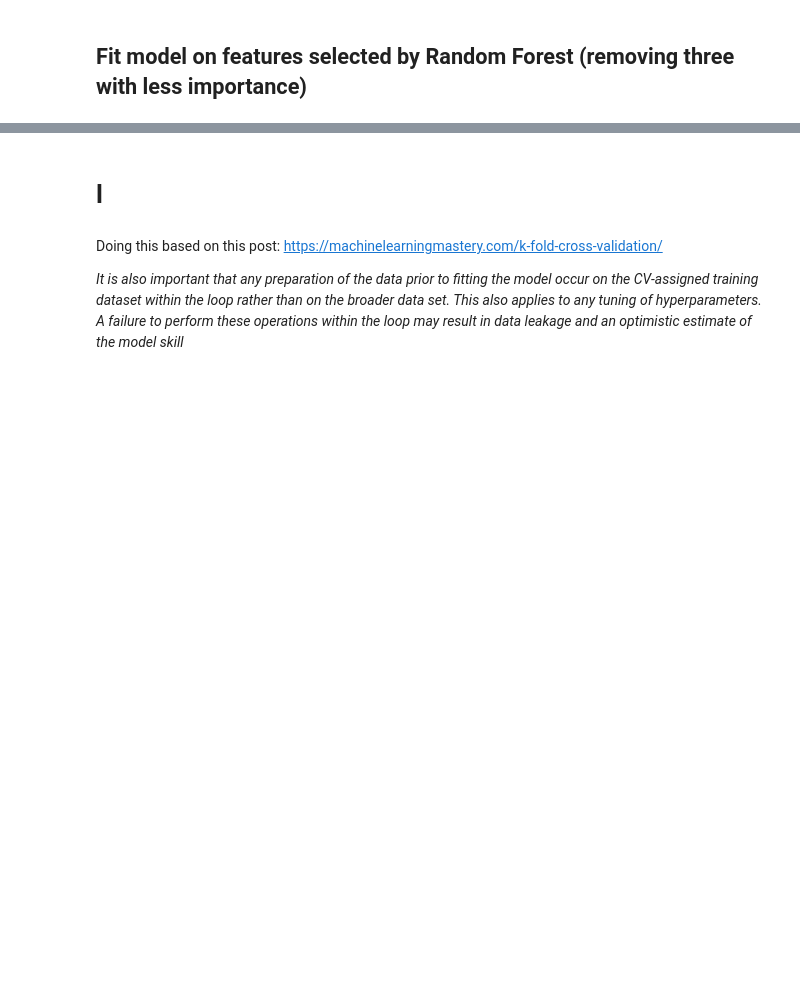
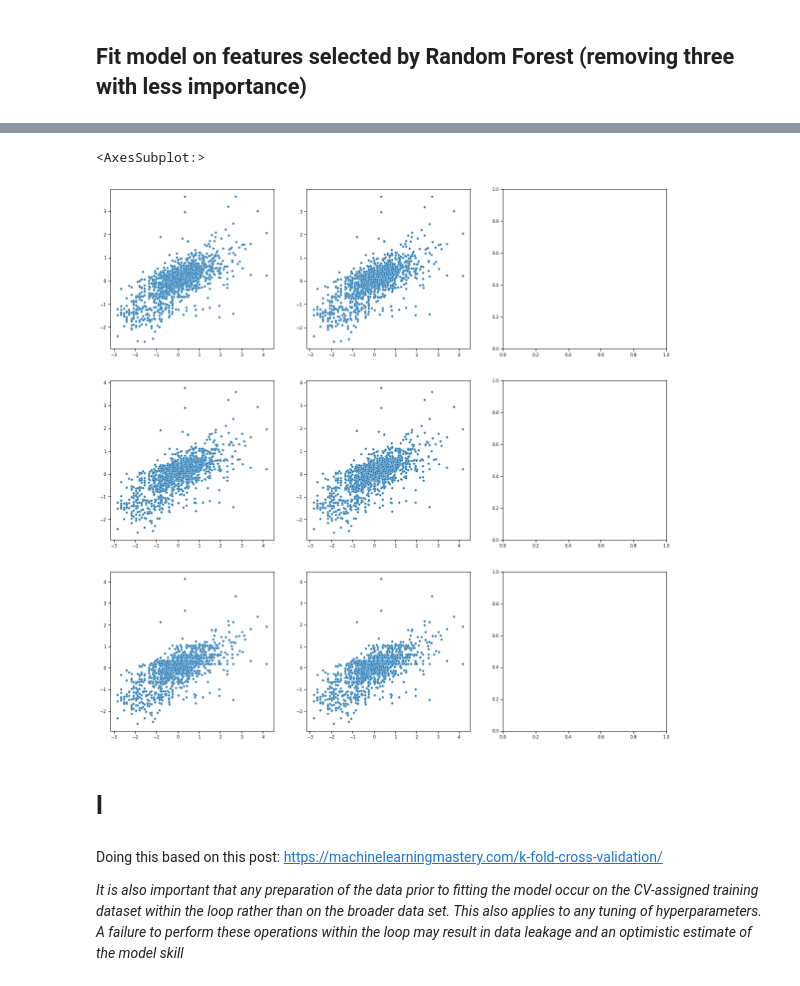
Before and after one commit to sbmoyano/data_science_projects, a Jupyter notebook: Airbnb_Malaga_correlation_regression/airbnb_malaga_supervised_learning_regression.ipynb, the cells around one changed output, grey strips where cells are left out. Cells and saved outputs as stored; diff of their text form; code cells hidden in the pictures; blank space fills up the shorter version.

```diff
--- a/Airbnb_Malaga_correlation_regression/airbnb_malaga_supervised_learning_regression.ipynb
+++ b/Airbnb_Malaga_correlation_regression/airbnb_malaga_supervised_learning_regression.ipynb
@@ -1535,6 +1538,8 @@ def ridge_reg(X_train_data, y_train_data, X_test_data, y_test_data):
           'Mean Squared Error on test data: ' + str(mse_train) + '\n' +
           'Mean Squared Error (Squared Root) on train data: ' + str(rmse_train) + '\n' +
           'Mean Absolute Error on train data: ' + str(mae_train) + '\n')
+
+    return pred_ridge
 # %%
 def elasticnet_reg(X, y, X_train_data, y_train_data, X_test_data, y_test_data):
     # initiate model
@@ -1641,11 +1648,11 @@ def elasticnet_reg(X, y, X_train_data, y_train_data, X_test_data, y_test_data):
 ## Fit model with all features
 # %%
 print('\n -------- LASSO REGRESSION (L1 REGULARIZATION) -------- \n')
-lasso_reg(train_X_np, train_y_np, test_X_np, test_y_np)
+pred_lasso = lasso_reg(train_X_np, train_y_np, test_X_np, test_y_np)
 print('\n -------- RIDGE REGRESSION (L2 REGULARIZATION) -------- \n')
-ridge_reg(train_X_np, train_y_np, test_X_np, test_y_np)
+pred_ridge = ridge_reg(train_X_np, train_y_np, test_X_np, test_y_np)
 print('\n -------- ELASTICNET REGRESSION (L1 AND L2 REGULARIZATION) -------- \n')
-elasticnet_reg(X, y, train_X_np, train_y_np, test_X_np, test_y_np)
+pred_elasticnet = elasticnet_reg(X, y, train_X_np, train_y_np, test_X_np, test_y_np)
 # %% [output]
  -------- LASSO REGRESSION (L1 REGULARIZATION) --------
 
@@ -1670,11 +1683,11 @@ Mean Absolute Error on train data: 0.544148772150095
 train_X_np_sel = train_X[selected_features].to_numpy()
 test_X_np_sel = test_X[selected_features].to_numpy()
 print('\n -------- LASSO REGRESSION (L1 REGULARIZATION) -------- \n')
-lasso_reg(train_X_np_sel, train_y_np, test_X_np_sel, test_y_np)
+pred_lasso_sel = lasso_reg(train_X_np_sel, train_y_np, test_X_np_sel, test_y_np)
 print('\n -------- RIDGE REGRESSION (L2 REGULARIZATION) -------- \n')
-ridge_reg(train_X_np_sel, train_y_np, test_X_np_sel, test_y_np)
+pred_ridge_sel = ridge_reg(train_X_np_sel, train_y_np, test_X_np_sel, test_y_np)
 print('\n -------- ELASTICNET REGRESSION (L1 AND L2 REGULARIZATION) -------- \n')
-elasticnet_reg(X, y, train_X_np_sel, train_y_np, test_X_np_sel, test_y_np)
+pred_elasticnet_sel = elasticnet_reg(X, y, train_X_np_sel, train_y_np, test_X_np_sel, test_y_np)
 # %% [output]
  -------- LASSO REGRESSION (L1 REGULARIZATION) --------
 
@@ -1699,11 +1712,11 @@ Mean Absolute Error on train data: 0.544148772150095
 train_X_np_sel_supp = train_X[selected_features_supp].to_numpy()
 test_X_np_sel_supp = test_X[selected_features_supp].to_numpy()
 print('\n -------- LASSO REGRESSION (L1 REGULARIZATION) -------- \n')
-lasso_reg(train_X_np_sel_supp, train_y_np, test_X_np_sel_supp, test_y_np)
+pred_lasso_sel_supp = lasso_reg(train_X_np_sel_supp, train_y_np, test_X_np_sel_supp, test_y_np)
 print('\n -------- RIDGE REGRESSION (L2 REGULARIZATION) -------- \n')
-ridge_reg(train_X_np_sel_supp, train_y_np, test_X_np_sel_supp, test_y_np)
+pred_ridge_sel_supp = ridge_reg(train_X_np_sel_supp, train_y_np, test_X_np_sel_supp, test_y_np)
 print('\n -------- ELASTICNET REGRESSION (L1 AND L2 REGULARIZATION) -------- \n')
-elasticnet_reg(X, y, train_X_np_sel_supp, train_y_np, test_X_np_sel_supp, test_y_np)
+pred_elasticnet_sel_supp = elasticnet_reg(X, y, train_X_np_sel_supp, train_y_np, test_X_np_sel_supp, test_y_np)
 # %% [output]
  -------- LASSO REGRESSION (L1 REGULARIZATION) --------
 
@@ -1736,6 +1749,23 @@ Mean Absolute Error on train data: 0.5442239101898291
 
 #print "OOB: %0.5f" % best_score
 #print "Grid:", best_grid
+# %%
+fig, ax = plt.subplots(3, 3, figsize=(20, 20))
+
+sns.scatterplot(test_y_np, pred_lasso, ax=ax[0, 0])
+sns.scatterplot(test_y_np, pred_ridge, ax=ax[0, 1])
+#sns.scatterplot(test_y_np, pred_elasticnet, ax=ax[0, 2])
+
+sns.scatterplot(test_y_np, pred_lasso_sel, ax=ax[1, 0])
+sns.scatterplot(test_y_np, pred_ridge_sel, ax=ax[1, 1])
+#sns.scatterplot(test_y_np, pred_elasticnet_sel, ax=ax[1, 2])
+
+sns.scatterplot(test_y_np, pred_lasso_sel_supp, ax=ax[2, 0])
+sns.scatterplot(test_y_np, pred_ridge_sel_supp, ax=ax[2, 1])
+#sns.scatterplot(test_y_np, pred_elasticnet_sel_supp, ax=ax[2, 2])
+# %% [output]
+<AxesSubplot:>
+[figure, added]
 # %% [markdown]
 # l
 # %% [markdown]
```
Also changed, not shown: parts of 10 cells of this notebook.
